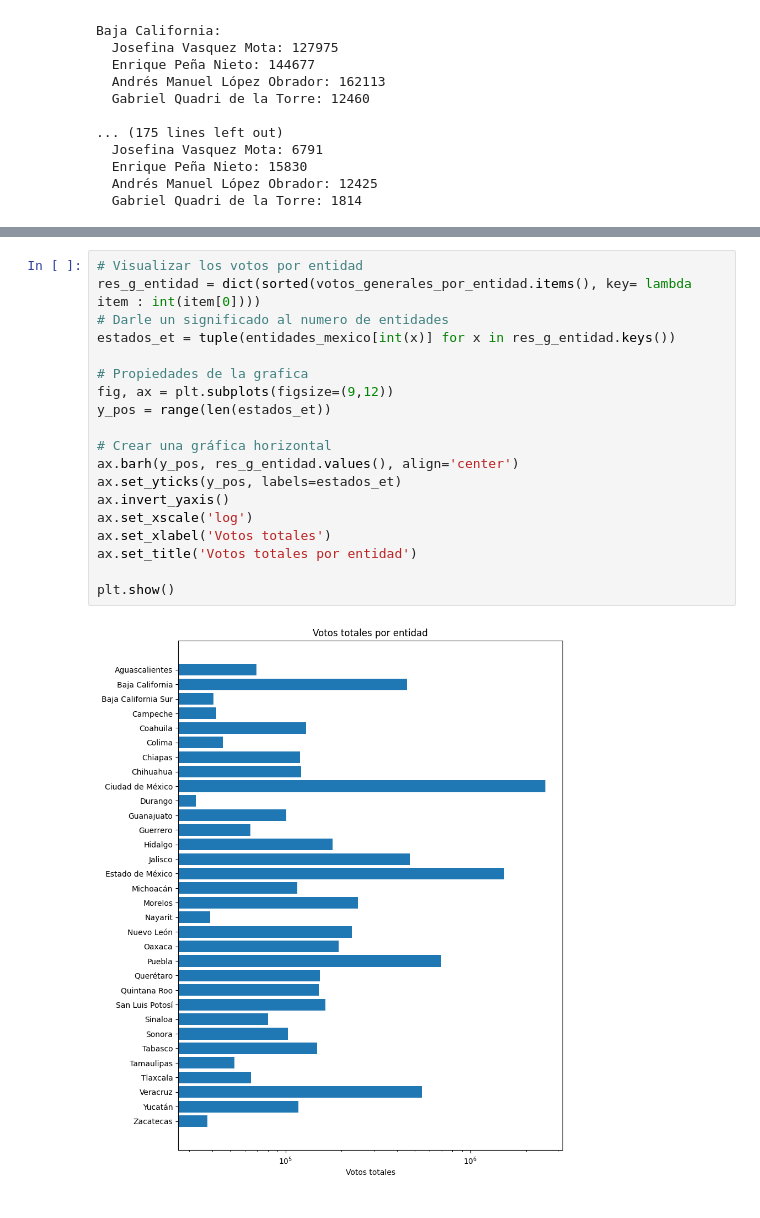
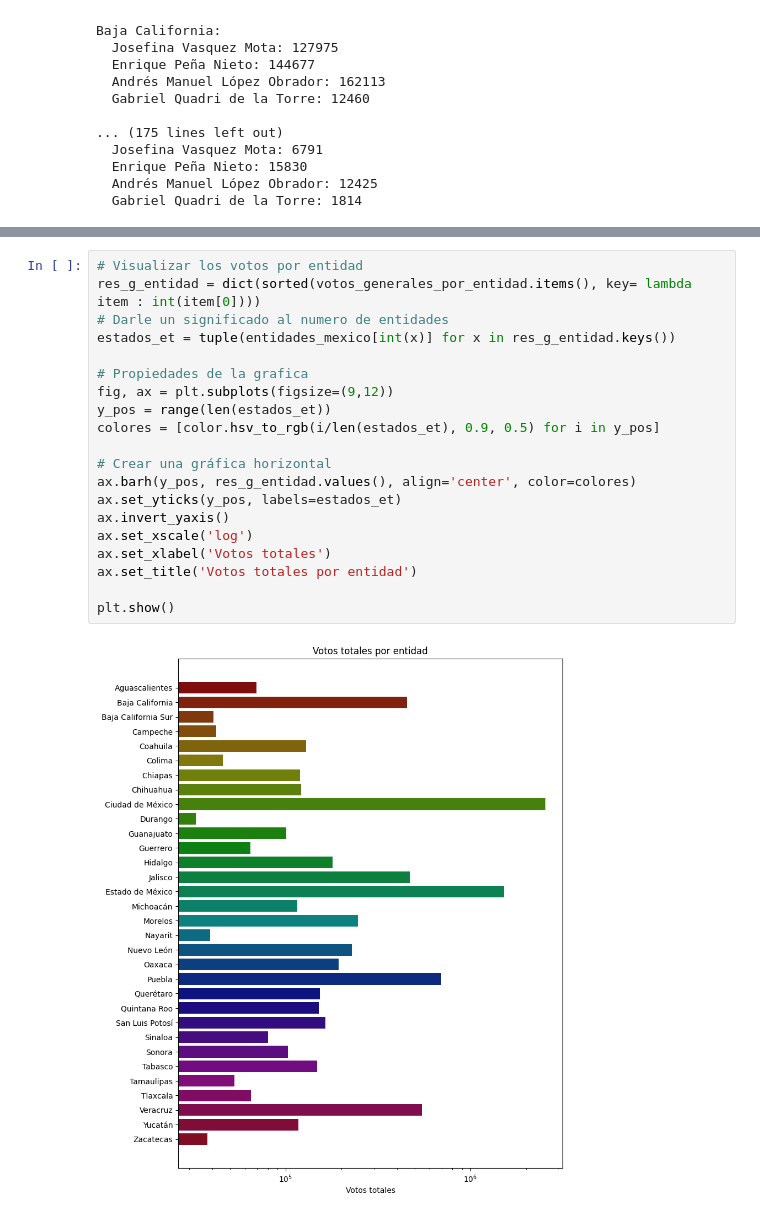
Before and after one commit to PabloXantini/SABANAS_Studio, a Jupyter notebook: CD_04_PrimerProyecto_NOMBRE_APELLIDO.ipynb, the cells around one changed output, grey strips where cells are left out. Saved outputs shown, nothing was run; the diff lists cells and outputs as text.

Commit message:
styles: *rainbow* graph in votes per entity

```diff
--- a/CD_04_PrimerProyecto_NOMBRE_APELLIDO.ipynb
+++ b/CD_04_PrimerProyecto_NOMBRE_APELLIDO.ipynb
@@ -267,21 +268,22 @@ plt.show()
 # %%
 # Visualizar los votos por entidad
 res_g_entidad = dict(sorted(votos_generales_por_entidad.items(), key= lambda item : int(item[0])))
 # Darle un significado al numero de entidades
 estados_et = tuple(entidades_mexico[int(x)] for x in res_g_entidad.keys())
 
 # Propiedades de la grafica
 fig, ax = plt.subplots(figsize=(9,12))
 y_pos = range(len(estados_et))
+colores = [color.hsv_to_rgb(i/len(estados_et), 0.9, 0.5) for i in y_pos]
 
 # Crear una gráfica horizontal
-ax.barh(y_pos, res_g_entidad.values(), align='center')
+ax.barh(y_pos, res_g_entidad.values(), align='center', color=colores)
 ax.set_yticks(y_pos, labels=estados_et)
 ax.invert_yaxis()
 ax.set_xscale('log')
 ax.set_xlabel('Votos totales')
 ax.set_title('Votos totales por entidad')
 
 plt.show()
 # %% [output]
-[figure, old version]
+[figure, new version]
```
Also changed, not shown: parts of 3 cells of this notebook.
